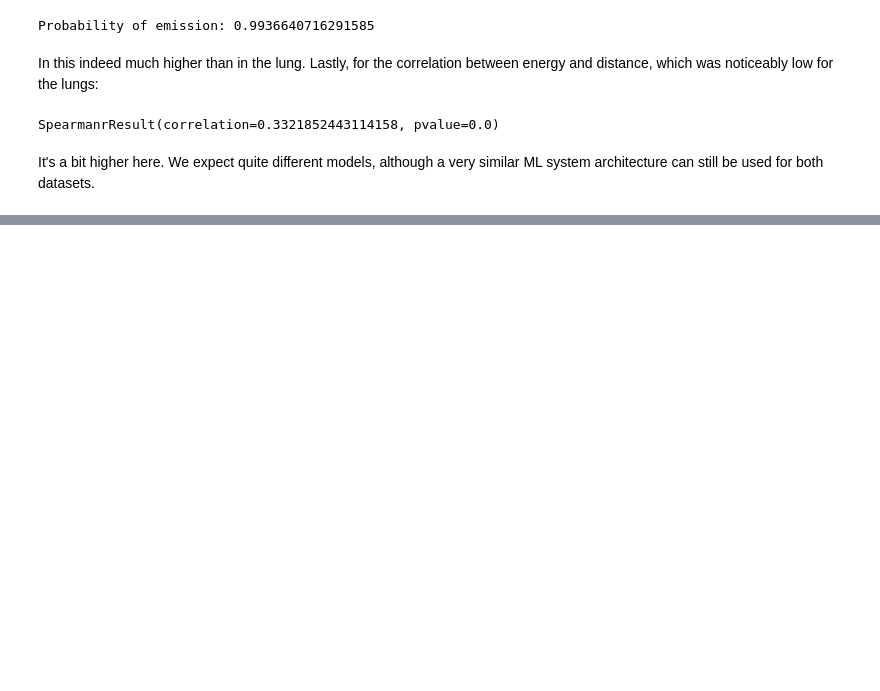
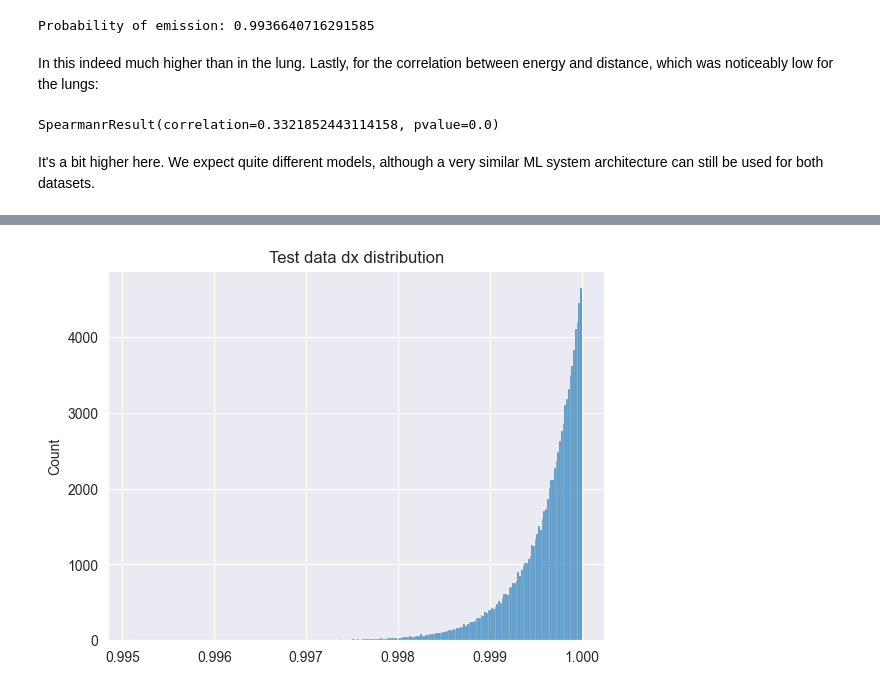
Before and after one commit to Dicedead/CS433project, a Jupyter notebook: project2/src/analysis.ipynb, the cells around one changed output, grey strips where cells are left out. Cells and saved outputs as stored; diff of their text form; code cells hidden in the pictures; blank space fills up the shorter version.

```diff
--- a/project2/src/analysis.ipynb
+++ b/project2/src/analysis.ipynb
@@ -258,0 +267,17 @@ It's a bit higher here. We expect quite different models, although a very simila
+# %%
+import math
+
+NMC = 100000  # number of particles we want to simulate
+
+arr = np.zeros(NMC)
+for i in range(NMC):
+    s = random.gauss(0.0, 0.1)
+    ydir = 0.2 * s
+    s = random.gauss(0.0, 0.1)
+    zdir = 0.2 * s
+    xdir = math.sqrt(1 - ydir ** 2 - zdir ** 2)
+    arr[i] = xdir
+# %%
+sns.histplot(arr).set(title="Test data dx distribution");
+# %% [output]
+[figure, added]
```
Also changed, not shown: parts of 7 cells of this notebook, 3 other files.
